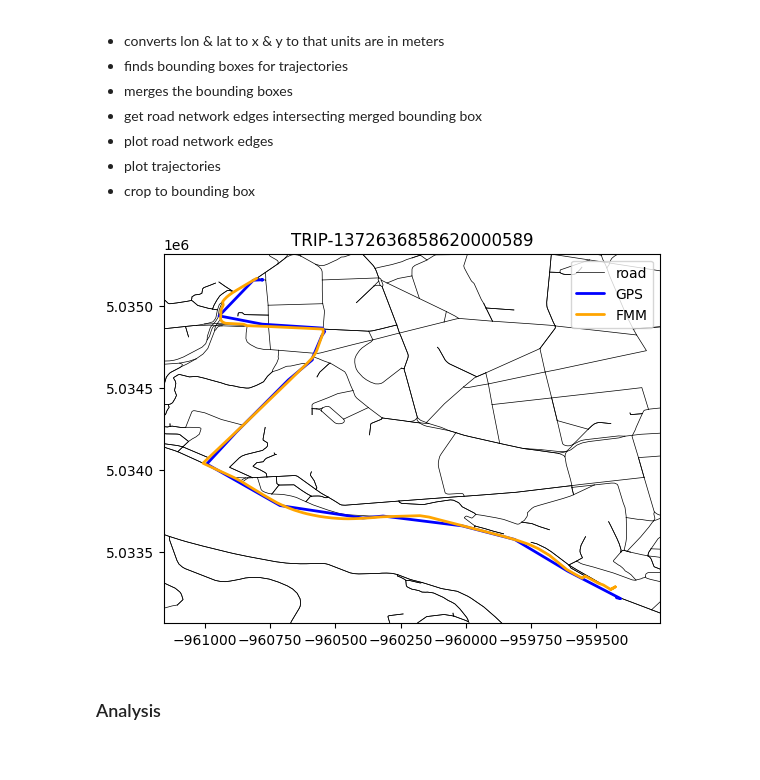
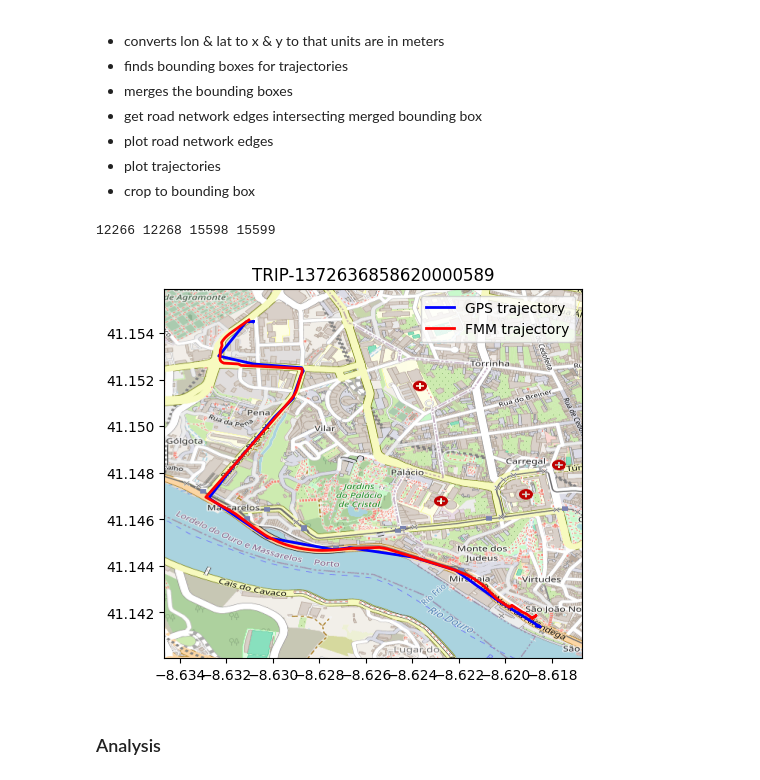
Before and after one commit to lennardkorte/urban-computing-project2, a Jupyter notebook: Task5.ipynb, the cells around one changed output. Cells and saved outputs as stored; diff of their text form; code cells hidden in the pictures.

```diff
--- a/Task5.ipynb
+++ b/Task5.ipynb
@@ -128,6 +264,24 @@ def get_way(way_id):
     WAY_CACHE[way_id] = way
 
     return way
+# %%
+def get_tile(z,x,y):
+    tk = (z,x,y)
+    if tk in TILE_CACHE:
+        return TILE_CACHE[tk]
+
+    url = f'https://tile.openstreetmap.org/{z}/{x}/{y}.png'
+
+    headers = {
+        'User-Agent': f"AI6128_project/1.0 (fung0024@e.ntu.edu.sg)"
+    }
+
+    response = requests.get(url, headers=headers)
+    img = Image.open(BytesIO(response.content))
+    img = np.array(img.convert('RGB'))
+
+    TILE_CACHE[tk] = img
+    return img
 # %% [markdown]
 ### Visualize match
 - converts lon & lat to x & y to that units are in meters
@@ -140,44 +313,64 @@ def get_way(way_id):
 # %%
 _, ax = plt.subplots(1,1)
 bbox_padding = 150 # in meters
 idx = 0
 
 # convert string to trajectory
 tid = tdf.TRIP_ID.iloc[idx]
 gps_path = linestring_2_locations(tdf.POLYLINE.iloc[idx])
 match_pts = linestring_2_locations(mdf.match_pt.iloc[idx])
 match_geom = linestring_2_locations(mdf.match_geom.iloc[idx])
 
 # get x,y from gps trajectory
-lon, lat = gps_path.T
-xs1,ys1 = latlon_to_webmercator(lat, lon)
-bbox1 = get_padding_bounding_box(xs1, ys1, bbox_padding)
+lon1, lat1 = gps_path.T
+bbox1 = get_padded_bounding_box(lon1, lat1, bbox_padding)
 
 # get x,y from fmm path
-lon, lat = match_geom.T
-xs2,ys2 = latlon_to_webmercator(lat, lon)
-bbox2 = get_padding_bounding_box(xs2, ys2, bbox_padding)
+lon2, lat2 = match_geom.T
+bbox2 = get_padded_bounding_box(lon2, lat2, bbox_padding)
 
 # combine bounding boxes
 bbox = merge_bounding_boxes(bbox1, bbox2)
 
-# plot edges intersecting bounding box
-t0 = plot_network(osm_edges, bbox, ax)[0]
+# # plot edges intersecting bounding box
+# t0 = plot_network(osm_edges, bbox, ax, label='road')[0]
+
+zoom = 15
+min_x, min_y, max_x, max_y = get_tile_range(bbox, zoom)
+tbbox1 = tile_to_bbox(min_x, min_y, zoom)
+tbbox2 = tile_to_bbox(max_x, max_y, zoom)
+min_lon, min_lat, max_lon, max_lat = merge_bounding_boxes(tbbox1, tbbox2)
+extent = [min_lon, max_lon, min_lat, max_lat]
+stitched = []
+
+print(min_y, max_y, min_x, max_x)
+for y in range(min_y, max_y+1):
+    cols = []
+    for x in range(min_x, max_x+1):
+        tile = get_tile(zoom, x, y)
+        # plt.imshow(tile)
+        # plt.show()
+        cols.append(tile)
+    row = np.hstack(cols)
+    stitched.append(row)
+stitched = np.vstack(stitched)
+plt.imshow(stitched, extent=extent)
+# plt.show()
 
 # plot trajectories for gps
-t1, = plot_trajectory(xs1, ys1, ax, color='blue')
+t1, = ax.plot(lon1, lat1, c='blue', linewidth=2, label='GPS trajectory')
 
 # plot trajectories for match
-t2, = plot_trajectory(xs2, ys2, ax, color='orange')
+t2, = ax.plot(lon2, lat2, c='red', linewidth=2, label='FMM trajectory')
 
 # crop to bounding box
-x_min, y_min, x_max, y_max = bbox
-ax.set_xlim([x_min, x_max])
-ax.set_ylim([y_min, y_max])
+lon_min, lat_min, lon_max, lat_max = bbox
+ax.set_xlim([lon_min, lon_max])
+ax.set_ylim([lat_min, lat_max])
 
-ax.legend([t0, t1, t2], ['road', 'GPS', 'FMM'])
+ax.legend()
 ax.set_title('TRIP-'+str(tid))
-# ax.axis('off')
 plt.show()
 # %% [output]
+12266 12268 15598 15599
-[figure, old version]
+[figure, new version]
```
Also changed, not shown: parts of 26 cells of this notebook.
